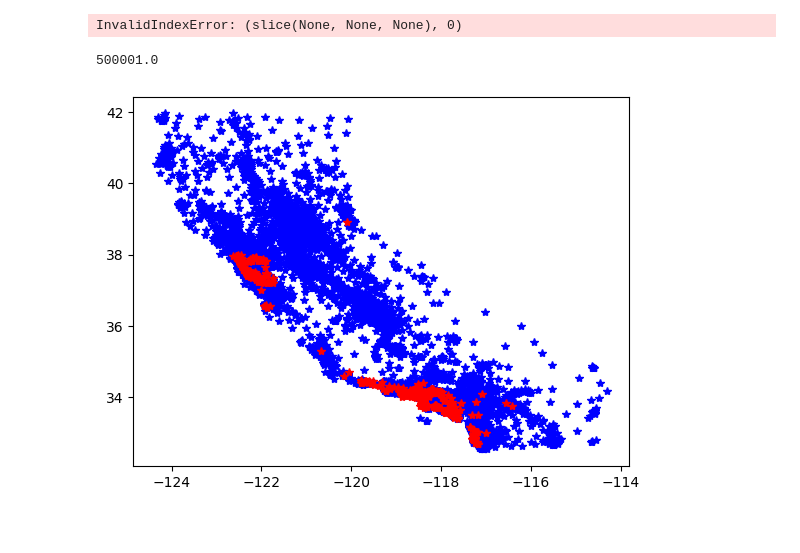
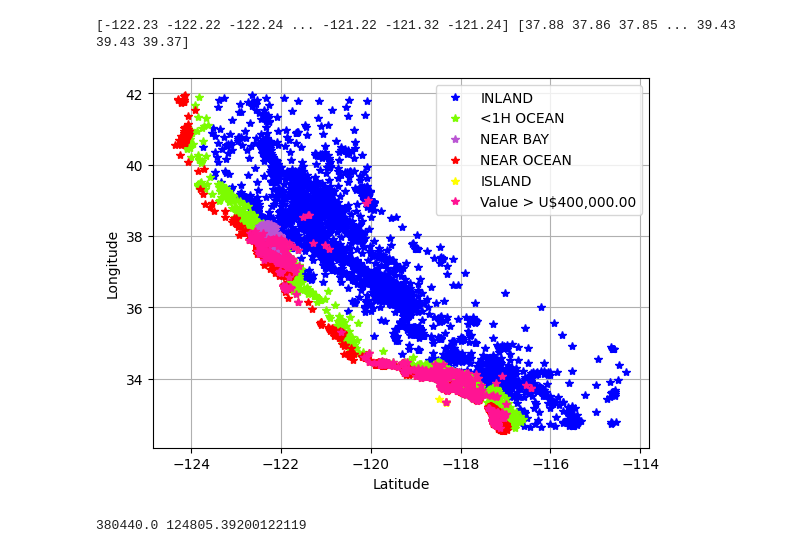
Before and after one commit to GustavoPontesFSC/New-Study, a Jupyter notebook: estate_markt.ipynb, the cells around one changed output. Drawn from its saved outputs; the diff is of its cells as text; code cells hidden in the pictures.

```diff
--- a/estate_markt.ipynb
+++ b/estate_markt.ipynb
@@ -6,4 +6,4 @@ import download_housing as dowhou
 # %%
 dowhou.fetch_housing_data()
 # %%
-A = dowhou.loud_housing().array()
+a = dowhou.loud_housing()
@@ -30,10 +19,8 @@ print(A)
+# %%
+A = a.array()
 # %%
 x = A[:,0]
 y = A[:,1]
 print(x, y)
 # %% [output]
-InvalidIndexError: (slice(None, None, None), 0)
+[-122.23 -122.22 -122.24 ... -121.22 -121.32 -121.24] [37.88 37.86 37.85 ... 39.43 39.43 39.37]
-# %%
-np.amax(A[:,8])
-# %% [output]
-500001.0
@@ -44,6 +27,31 @@ v_2 = A[:,8] <= value
-# %%
-plt.plot(x[v_2], y[v_2],'b*')
-plt.plot(x[v], y[v],'r*')
-plt.show()
-# %% [output]
-[figure, removed]
+# %%
+value = 500000
+NB = A[:,9] == 'NEAR BAY'
+HO = A[:,9] == '<1H OCEAN'
+INL = A[:,9] == 'INLAND'
+ISL = A[:,9] == 'ISLAND'
+NO = A[:,9] == 'NEAR OCEAN'
+HOU = A[:,8] > 400000
+# %%
+from turtle import title
+
+
+plt.plot(x[INL], y[INL],'*', color = 'blue', label = 'INLAND')
+plt.plot(x[HO], y[HO],'*', color = 'lawngreen', label = '<1H OCEAN')
+plt.plot(x[NB], y[NB],'*', color = 'mediumorchid', label = 'NEAR BAY')
+plt.plot(x[NO], y[NO],'*', color= 'red', label = 'NEAR OCEAN')
+plt.plot(x[ISL], y[ISL], '*' ,color = 'yellow', label = 'ISLAND')
+plt.plot(x[HOU], y[HOU], '*' ,color = 'deeppink', label = 'Value > U$400,000.00')
+plt.xlabel('Latitude')
+plt.ylabel('Longitude')
+plt.legend()
+plt.grid()
+plt.show()
+# %% [output]
+[figure, added]
+# %%
+mISL = np.mean(A[:,8][ISL])
+mINL = np.mean(A[:,8][INL])
+print(mISL, mINL)
+# %% [output]
+380440.0 124805.39200122119
```
Also changed, not shown: parts of 3 cells of this notebook, 2 other files.
